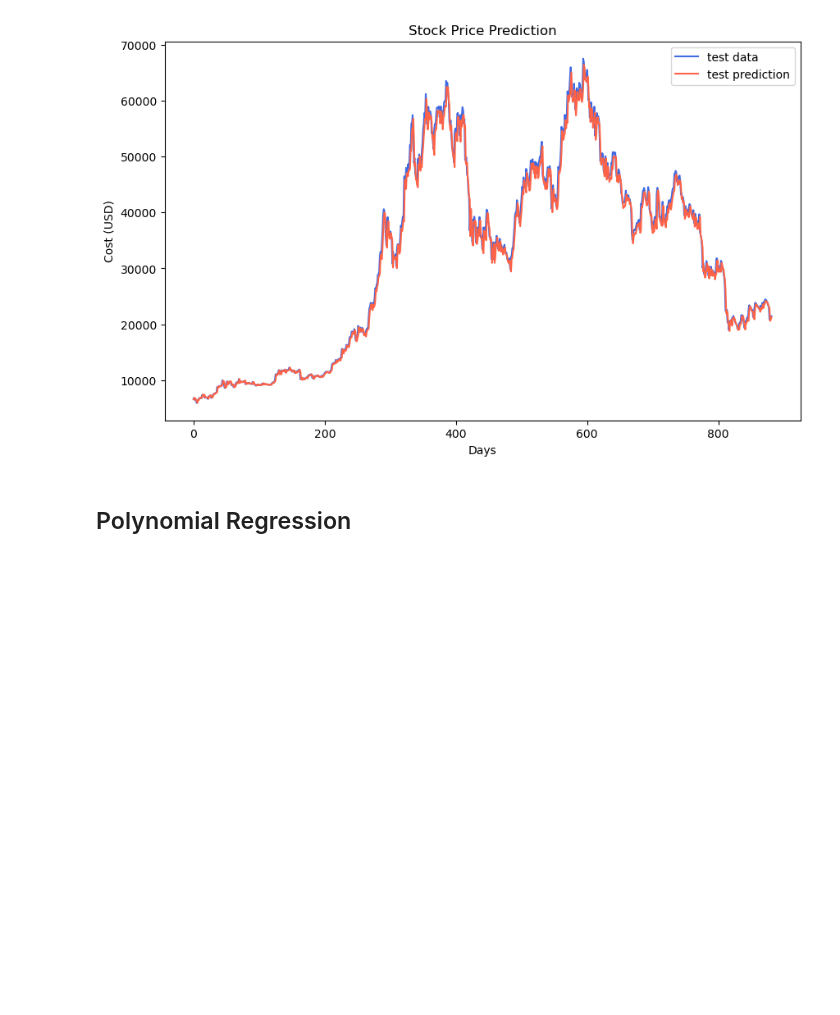
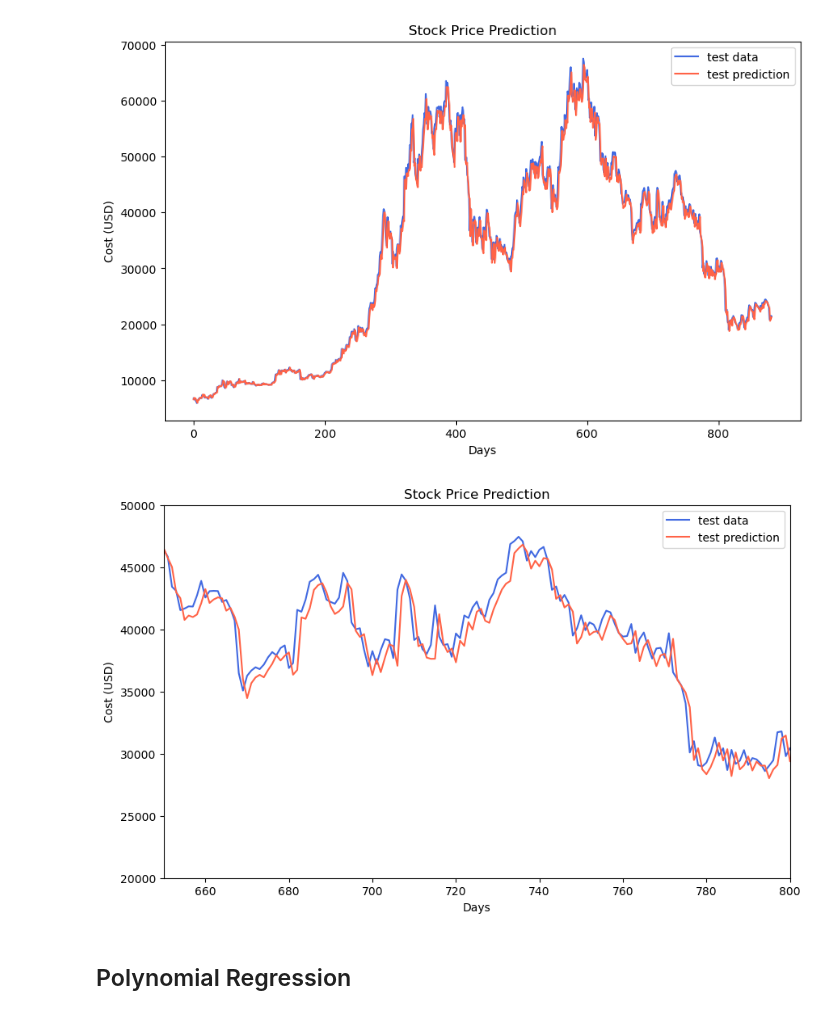
Before and after one commit to ethanchang34/crypto-forecast, a Jupyter notebook: ablation_study_figures.ipynb, the cells around one changed output. Drawn from its saved outputs; the diff is of its cells as text; code cells hidden in the pictures; blank space fills up the shorter version.

Commit message:
zoomed figures

```diff
--- a/ablation_study_figures.ipynb
+++ b/ablation_study_figures.ipynb
@@ -130,7 +130,7 @@ for i in range(len(svr_grid_search)):
     print('                         Score:', score)
     if score > best_score:
         best_score = score
-        best_svr = model.best_estimator_
+        best_svr = model
         best_len = seq_len
 # %% [output]
 Best Model for Sequence Length: 1
@@ -181,6 +189,19 @@ plt.legend()
 plt.savefig('figures/svr/test_prediction.png')
 # %% [output]
 [figure]
+# %%
+fig = plt.figure(figsize=(10,6))
+plt.plot(scaler.inverse_transform(y_test), color='royalblue', label='test data')
+plt.plot(scaler.inverse_transform(y_test_pred.reshape(-1,1)), color='tomato', label='test prediction')
+plt.title('Stock Price Prediction')
+plt.ylabel('Cost (USD)')
+plt.xlabel('Days')
+plt.legend()
+plt.xlim(left=650, right=800)
+plt.ylim(bottom=20000, top=50000)
+plt.savefig('figures/svr/test_prediction_zoom.png')
+# %% [output]
+[figure, added]
 # %% [markdown]
 ## Polynomial Regression
 # %%
```
Also changed, not shown: parts of 5 cells of this notebook, 2 other files.
